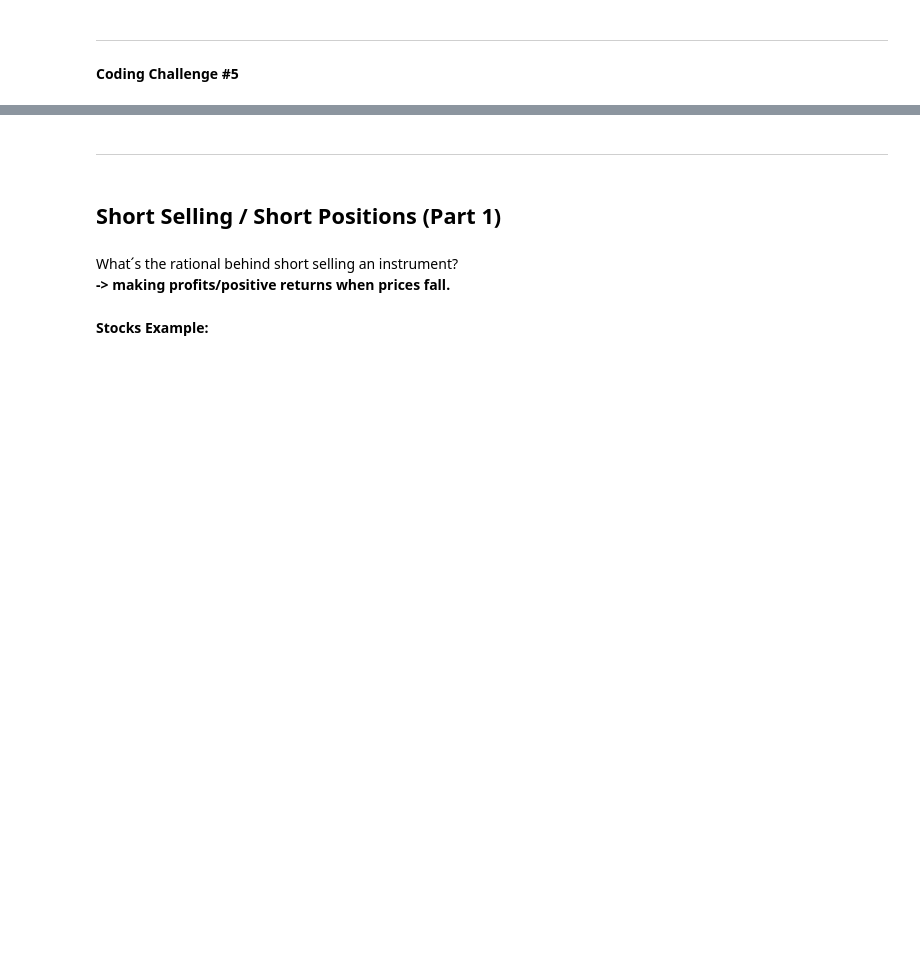
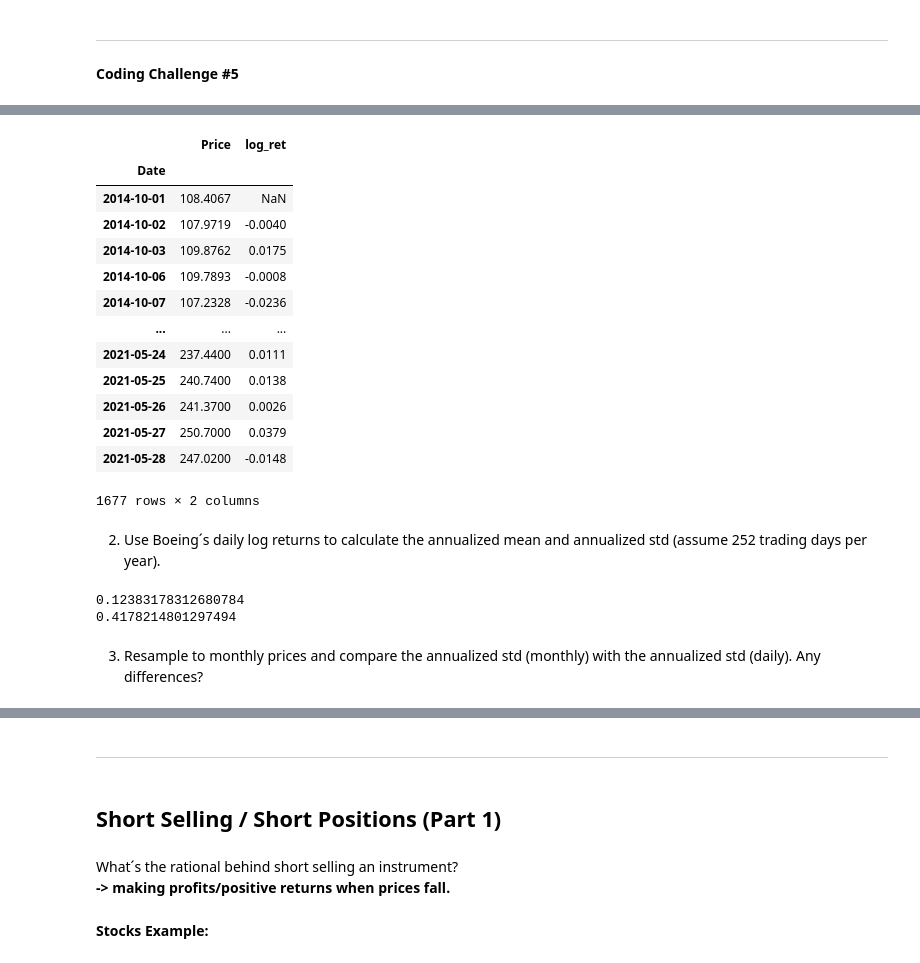
Before and after one commit to L-Gre/TradeFX-AI, a Jupyter notebook: pt2_pandas_oop_financial_analytics/NB_02_Financial_Data_Analysis.ipynb, the cells around one changed output, grey strips where cells are left out. Drawn from its saved outputs; the diff is of its cells as text; code cells hidden in the pictures; blank space fills up the shorter version.

```diff
--- a/pt2_pandas_oop_financial_analytics/NB_02_Financial_Data_Analysis.ipynb
+++ b/pt2_pandas_oop_financial_analytics/NB_02_Financial_Data_Analysis.ipynb
@@ -1952,0 +2278,6 @@ __Coding Challenge #5__
+# %%
+close = pd.read_csv(os.path.join(project_files, 'close.csv'), index_col = "Date", parse_dates = ["Date"])
+
+ba = close.BA.dropna().to_frame().copy()
+ba.rename(columns= {'BA':'Price'}, inplace= True)
+ba
@@ -1952,0 +2299,31 @@ __Coding Challenge #5__
+# %%
+ba['log_ret'] = np.log(ba.Price / ba.Price.shift())
+ba
+# %% [output]
+|  | Price | log_ret |
+| Date |  |  |
+| 2014-10-01 | 108.4067 | NaN |
+| 2014-10-02 | 107.9719 | -0.0040 |
+| 2014-10-03 | 109.8762 | 0.0175 |
+| 2014-10-06 | 109.7893 | -0.0008 |
+| 2014-10-07 | 107.2328 | -0.0236 |
+| ... | ... | ... |
+| 2021-05-24 | 237.4400 | 0.0111 |
+| 2021-05-25 | 240.7400 | 0.0138 |
+| 2021-05-26 | 241.3700 | 0.0026 |
+| 2021-05-27 | 250.7000 | 0.0379 |
+| 2021-05-28 | 247.0200 | -0.0148 |
+1677 rows × 2 columns
+# %% [markdown]
+2. Use Boeing´s daily log returns to calculate the annualized mean and annualized std (assume 252 trading days per year).
+# %%
+ann_mu = ba.log_ret.mean() * 252
+print(ann_mu)
+ann_std = ba.log_ret.std() * np.sqrt(252)
+print(ann_std)
+# %% [output]
+0.12383178312680784
+0.4178214801297494
+# %% [markdown]
+
+3. Resample to monthly prices and compare the annualized std (monthly) with the annualized std (daily). Any differences?
```
Also changed, not shown: parts of 67 cells of this notebook.
